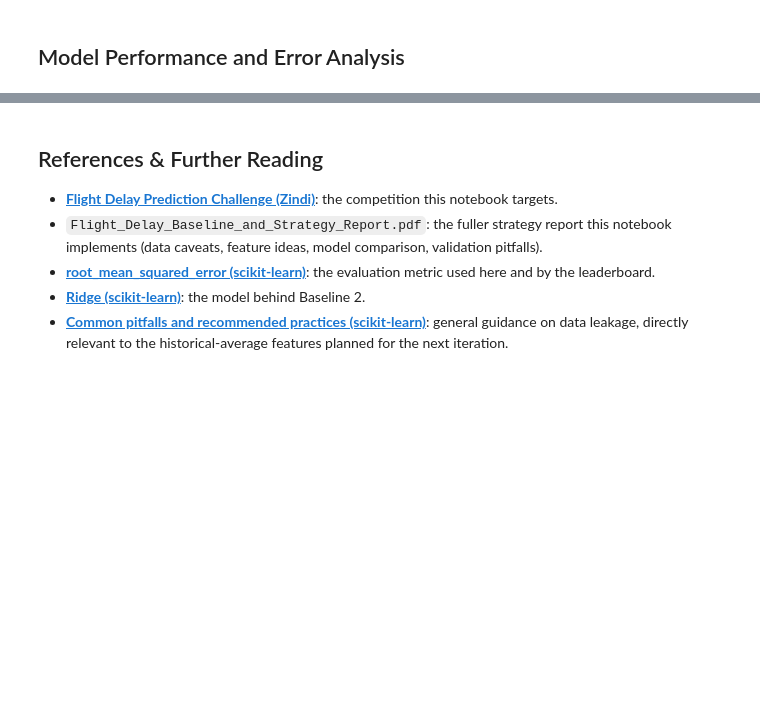
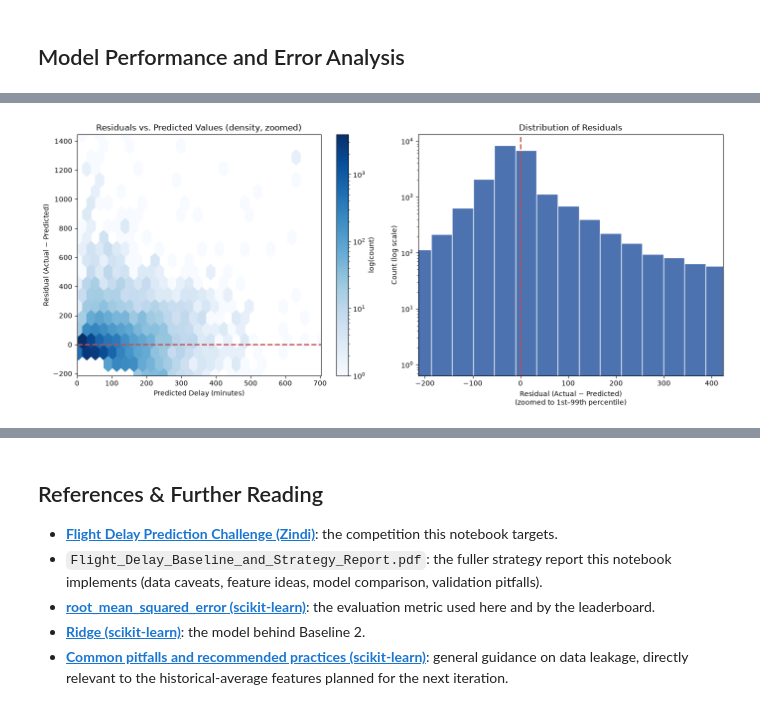
Before and after one commit to Lucaisok/ml_project_flight_delay_prediction, a Jupyter notebook: 04_flight_delay_modeling.ipynb, the cells around one changed output, grey strips where cells are left out. Cells and saved outputs as stored; diff of their text form; code cells hidden in the pictures; blank space fills up the shorter version.

```diff
--- a/04_flight_delay_modeling.ipynb
+++ b/04_flight_delay_modeling.ipynb
@@ -683,3 +746,42 @@ plt.show()
+# %%
+import matplotlib.pyplot as plt
+import numpy as np
+
+residuals = y_test - y_pred
+
+fig, axes = plt.subplots(1, 2, figsize=(14, 6))
+
+# --- Residuals vs predicted: zoomed to where most of the data sits ---
+hb = axes[0].hexbin(y_pred, residuals, gridsize=50, cmap='Blues', mincnt=1, bins='log')
+axes[0].axhline(0, color='#C44E52', linestyle='--', linewidth=2)
+
+# Zoom to the region containing the bulk of the data (adjust percentiles if needed)
+x_zoom = np.percentile(y_pred, 99.9)
+y_zoom_low, y_zoom_high = np.percentile(residuals, [1, 99.9])
+
+axes[0].set_xlim(0, x_zoom)
+axes[0].set_ylim(y_zoom_low, y_zoom_high)
+
+axes[0].set_xlabel('Predicted Delay (minutes)')
+axes[0].set_ylabel('Residual (Actual − Predicted)')
+axes[0].set_title('Residuals vs. Predicted Values (density, zoomed)')
+fig.colorbar(hb, ax=axes[0], label='log(count)')
+
+# --- Residual distribution (unchanged, already readable) ---
+residual_p1, residual_p99 = residuals.quantile([0.01, 0.99])
+axes[1].hist(residuals, bins=100, color='#4C72B0', edgecolor='white')
+axes[1].axvline(0, color='#C44E52', linestyle='--', linewidth=2)
+axes[1].set_xlim(residual_p1, residual_p99)
+axes[1].set_yscale('log')
+axes[1].set_xlabel('Residual (Actual − Predicted)\n(zoomed to 1st–99th percentile)')
+axes[1].set_ylabel('Count (log scale)')
+axes[1].set_title('Distribution of Residuals')
+
+plt.tight_layout()
+plt.savefig('plots/residual_analysis_v4.png', dpi=150)
+plt.show()
+# %% [output]
+[figure, added]
 # %%
 import matplotlib.pyplot as plt
 import pandas as pd
```
Also changed, not shown: parts of 11 cells of this notebook, 9 other files.
